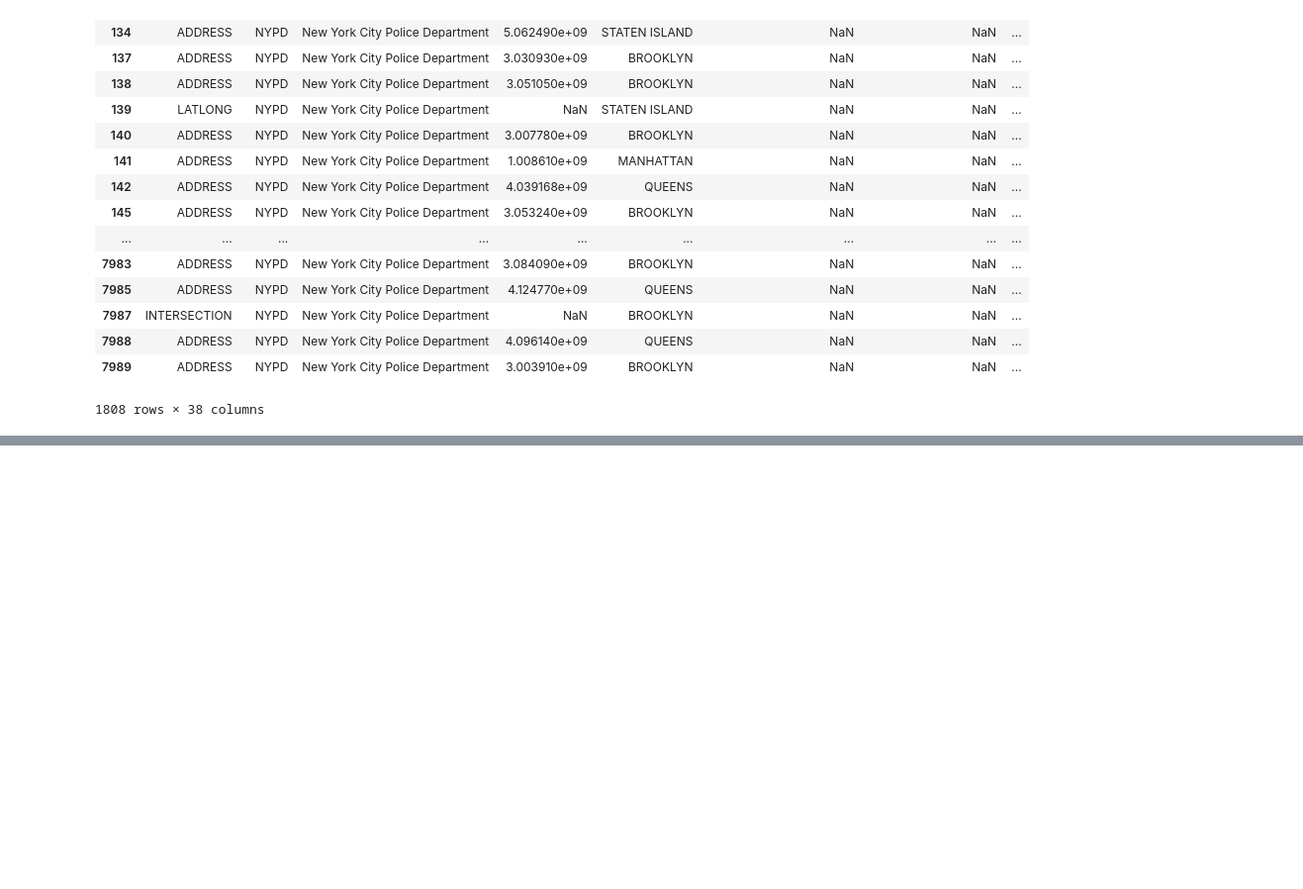
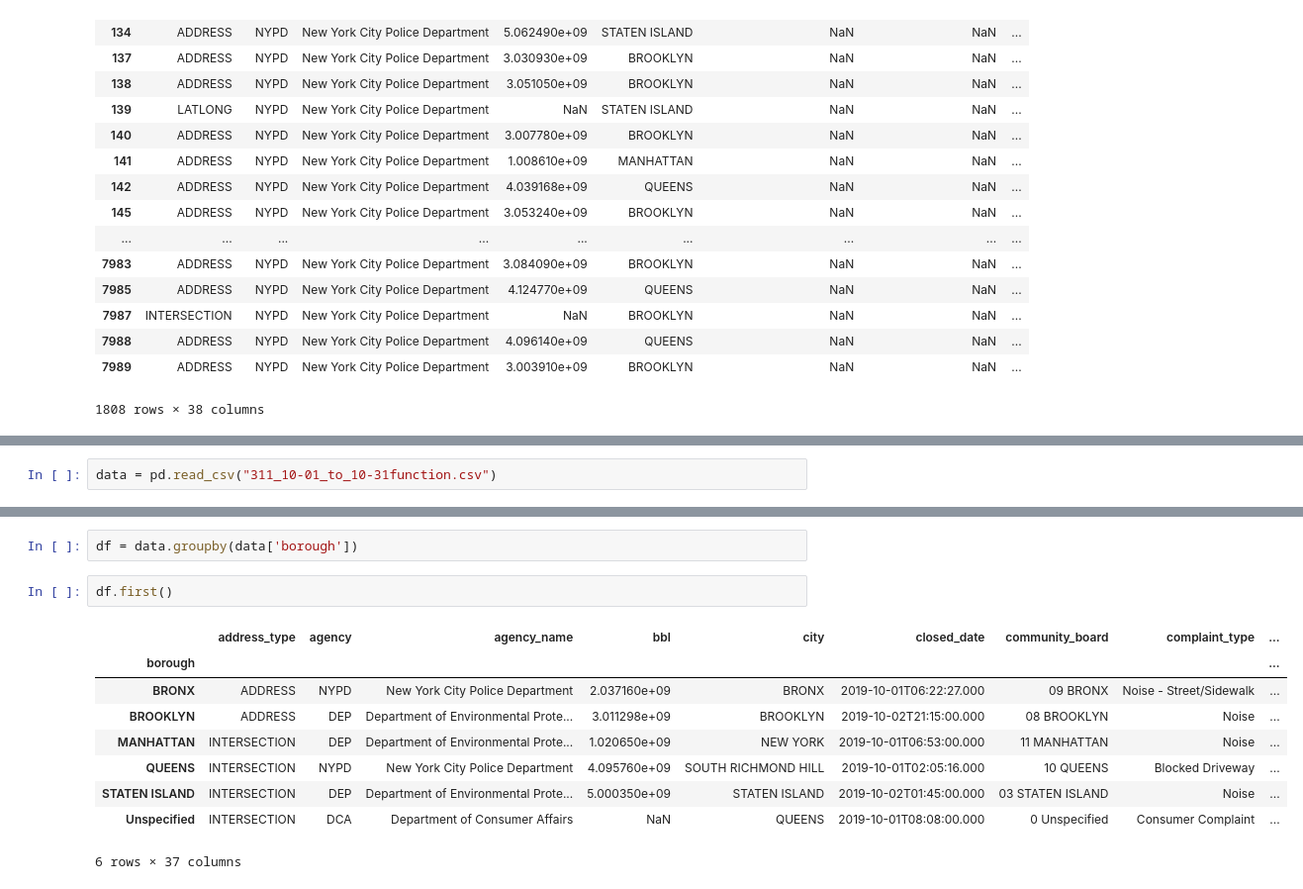
Before and after one commit to whohuhwhat/311_pt4, a Jupyter notebook: Workbook.ipynb, the cells around one changed output, grey strips where cells are left out. Shown at 99% size. Cells and saved outputs as stored; diff of their text form; blank space fills up the shorter version.

```diff
--- a/Workbook.ipynb
+++ b/Workbook.ipynb
@@ -620,0 +624,2 @@ df[df['agency']=='NYPD']
+# %%
+data = pd.read_csv("311_10-01_to_10-31function.csv")
@@ -620,0 +654,14 @@ df[df['agency']=='NYPD']
+# %%
+df = data.groupby(data['borough'])
+# %%
+df.first()
+# %% [output]
+|  | address_type | agency | agency_name | bbl | city | closed_date | community_board | complaint_type | ... |
+| borough |  |  |  |  |  |  |  |  | ... |
+| BRONX | ADDRESS | NYPD | New York City Police Department | 2.037160e+09 | BRONX | 2019-10-01T06:22:27.000 | 09 BRONX | Noise - Street/Sidewalk | ... |
+| BROOKLYN | ADDRESS | DEP | Department of Environmental Prote... | 3.011298e+09 | BROOKLYN | 2019-10-02T21:15:00.000 | 08 BROOKLYN | Noise | ... |
+| MANHATTAN | INTERSECTION | DEP | Department of Environmental Prote... | 1.020650e+09 | NEW YORK | 2019-10-01T06:53:00.000 | 11 MANHATTAN | Noise | ... |
+| QUEENS | INTERSECTION | NYPD | New York City Police Department | 4.095760e+09 | SOUTH RICHMOND HILL | 2019-10-01T02:05:16.000 | 10 QUEENS | Blocked Driveway | ... |
+| STATEN ISLAND | INTERSECTION | DEP | Department of Environmental Prote... | 5.000350e+09 | STATEN ISLAND | 2019-10-02T01:45:00.000 | 03 STATEN ISLAND | Noise | ... |
+| Unspecified | INTERSECTION | DCA | Department of Consumer Affairs | NaN | QUEENS | 2019-10-01T08:08:00.000 | 0 Unspecified | Consumer Complaint | ... |
+6 rows × 37 columns
```
Also changed, not shown: parts of 15 cells of this notebook, 2 other files.
